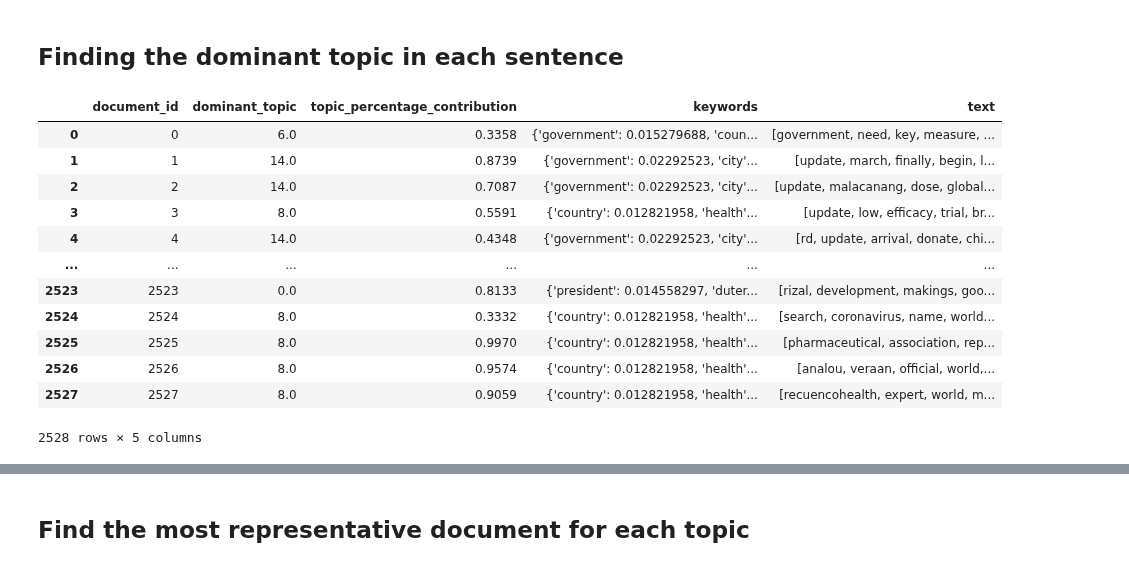
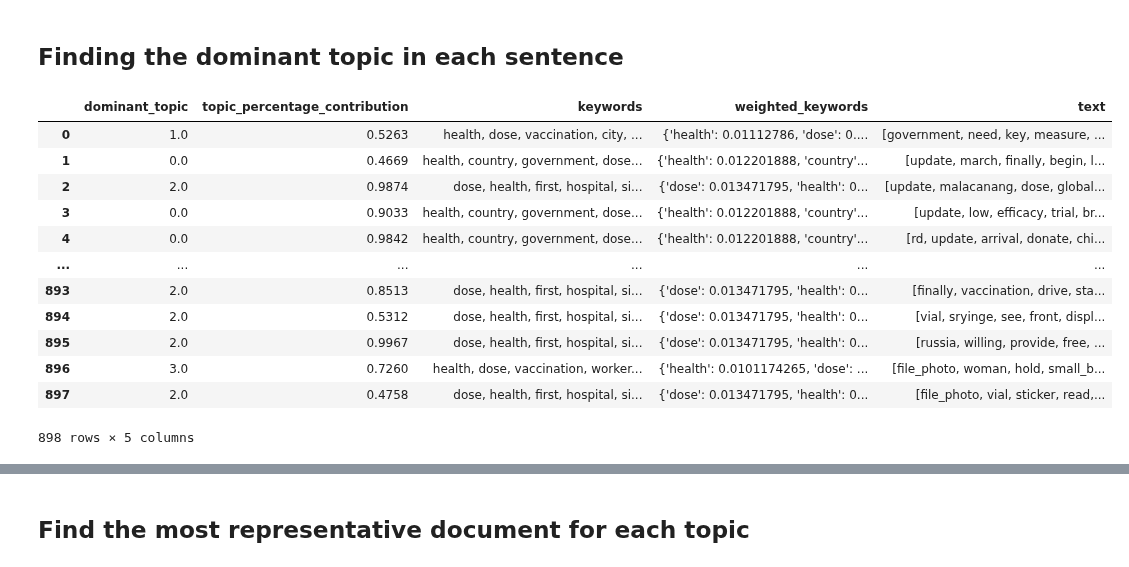
Before and after one commit to babybunso/team-sasa, a Jupyter notebook: sprint4project/3_NLP_BK1.ipynb, the cells around one changed output, grey strips where cells are left out. Cells and saved outputs as stored; diff of their text form; code cells hidden in the pictures.

```diff
--- a/sprint4project/3_NLP_BK1.ipynb
+++ b/sprint4project/3_NLP_BK1.ipynb
@@ -381,12 +381,12 @@ print(corpus[:1])
 # %%
 %%time
 
-limit = 51; start = 5; step = 5
+limit = 15; start = 1; step = 1
 coherences = []
 models = []
 
 for N in range(start, limit, step):
-    ldamodel = LdaModel(corpus=corpus, num_topics=N, id2word=id2word_dictionary)
+    ldamodel = LdaModel(corpus=corpus, num_topics=N, id2word=id2word_dictionary,random_state=42)
     models.append(ldamodel)
 
     ldatopics = [[word for word, prob in topic] for topicid, topic in ldamodel.show_topics(formatted=False)]
@@ -427,0 +463,4 @@ raise Exception('Select the BEST MODEL')
+# %%
+lsimodel = LsiModel(corpus=corpus, num_topics=10, id2word=id2word_dictionary)
+hdpmodel = HdpModel(corpus=corpus, id2word=id2word_dictionary)
+ldamodel = LdaModel(corpus=corpus, num_topics=10, id2word=id2word_dictionary)
@@ -509,0 +555,5 @@ topic
+# %%
+best_model = models[5]
+topics = best_model.show_topics(formatted=False)
+pyLDAvis.enable_notebook()
+pyLDAvis.gensim.prepare(best_model, corpus, id2word_dictionary)
@@ -514,53 +580,51 @@ raise Exception("For WordCloud Vis, changed topic keywords to dictionary by weig
 # %%
-##use this for wordcloud
-##simply changed topic keywords to include their weight
-##topic keywords now a dictionary
 def format_topics_sentences(ldamodel, corpus, texts):
     # Init output
     sent_topics_df = pd.DataFrame()
 
     # Get main topic in each document
     for i, row in enumerate(ldamodel[corpus]):
         row = sorted(row, key=lambda x: (x[1]), reverse=True)
         # Get the Dominant topic, Perc Contribution and Keywords for each document
         for j, (topic_num, prop_topic) in enumerate(row):
-            topic_keywords = dict()
             if j == 0:  # => dominant topic
                 wp = ldamodel.show_topic(topic_num)
+                topic_keywords = ", ".join([word for word, prop in wp])
+                topic_weighted_keywords = dict()
                 for word, prop in wp:
-                    topic_keywords[word] = prop
-                sent_topics_df = sent_topics_df.append(pd.Series([int(topic_num), round(prop_topic,4), topic_keywords]), ignore_index=True)
+                    topic_weighted_keywords[word] = prop
+                sent_topics_df = sent_topics_df.append(pd.Series([int(topic_num), round(prop_topic,4), topic_keywords,topic_weighted_keywords]), ignore_index=True)
             else:
                 break
-    sent_topics_df.columns = ['dominant_topic', 'percentage_contribution', 'topic_keywords']
+    sent_topics_df.columns = ['dominant_topic', 'percentage_contribution', 'topic_keywords',"topic_weighted_keywords"]
 
     # Add original text to the end of the output
     contents = pd.Series(texts)
     sent_topics_df = pd.concat([sent_topics_df, contents], axis=1)
     return(sent_topics_df)
 
 
 df_topic_sents_keywords = format_topics_sentences(ldamodel=best_model, corpus=corpus, texts=data)
 
 # Format
 df_dominant_topic = df_topic_sents_keywords.reset_index()
-df_dominant_topic.columns = ['document_id', 'dominant_topic', 'topic_percentage_contribution', 'keywords', 'text']
-# df_dominant_topic = df_dominant_topic.drop('document_id', axis=1)
+df_dominant_topic.columns = ['document_id','dominant_topic', 'topic_percentage_contribution', 'keywords',"weighted_keywords", 'text']
+df_dominant_topic = df_dominant_topic.drop('document_id', axis=1)
 
 # Show
 # print(f'{df_dominant_topic.shape[0]} == {df.shape[0]}')
 df_dominant_topic
 # %% [output]
-|  | document_id | dominant_topic | topic_percentage_contribution | keywords | text |
-| 0 | 0 | 6.0 | 0.3358 | {'government': 0.015279688, 'coun... | [government, need, key, measure, ... |
-| 1 | 1 | 14.0 | 0.8739 | {'government': 0.02292523, 'city'... | [update, march, finally, begin, l... |
-| 2 | 2 | 14.0 | 0.7087 | {'government': 0.02292523, 'city'... | [update, malacanang, dose, global... |
-| 3 | 3 | 8.0 | 0.5591 | {'country': 0.012821958, 'health'... | [update, low, efficacy, trial, br... |
-| 4 | 4 | 14.0 | 0.4348 | {'government': 0.02292523, 'city'... | [rd, update, arrival, donate, chi... |
+|  | dominant_topic | topic_percentage_contribution | keywords | weighted_keywords | text |
+| 0 | 1.0 | 0.5263 | health, dose, vaccination, city, ... | {'health': 0.01112786, 'dose': 0.... | [government, need, key, measure, ... |
+| 1 | 0.0 | 0.4669 | health, country, government, dose... | {'health': 0.012201888, 'country'... | [update, march, finally, begin, l... |
+| 2 | 2.0 | 0.9874 | dose, health, first, hospital, si... | {'dose': 0.013471795, 'health': 0... | [update, malacanang, dose, global... |
+| 3 | 0.0 | 0.9033 | health, country, government, dose... | {'health': 0.012201888, 'country'... | [update, low, efficacy, trial, br... |
+| 4 | 0.0 | 0.9842 | health, country, government, dose... | {'health': 0.012201888, 'country'... | [rd, update, arrival, donate, chi... |
 | ... | ... | ... | ... | ... | ... |
-| 2523 | 2523 | 0.0 | 0.8133 | {'president': 0.014558297, 'duter... | [rizal, development, makings, goo... |
-| 2524 | 2524 | 8.0 | 0.3332 | {'country': 0.012821958, 'health'... | [search, coronavirus, name, world... |
-| 2525 | 2525 | 8.0 | 0.9970 | {'country': 0.012821958, 'health'... | [pharmaceutical, association, rep... |
-| 2526 | 2526 | 8.0 | 0.9574 | {'country': 0.012821958, 'health'... | [analou, veraan, official, world,... |
-| 2527 | 2527 | 8.0 | 0.9059 | {'country': 0.012821958, 'health'... | [recuencohealth, expert, world, m... |
+| 893 | 2.0 | 0.8513 | dose, health, first, hospital, si... | {'dose': 0.013471795, 'health': 0... | [finally, vaccination, drive, sta... |
+| 894 | 2.0 | 0.5312 | dose, health, first, hospital, si... | {'dose': 0.013471795, 'health': 0... | [vial, sryinge, see, front, displ... |
+| 895 | 2.0 | 0.9967 | dose, health, first, hospital, si... | {'dose': 0.013471795, 'health': 0... | [russia, willing, provide, free, ... |
+| 896 | 3.0 | 0.7260 | health, dose, vaccination, worker... | {'health': 0.0101174265, 'dose': ... | [file_photo, woman, hold, small_b... |
+| 897 | 2.0 | 0.4758 | dose, health, first, hospital, si... | {'dose': 0.013471795, 'health': 0... | [file_photo, vial, sticker, read,... |
-2528 rows × 5 columns
+898 rows × 5 columns
```
Also changed, not shown: parts of 19 cells of this notebook, 3 other files.
